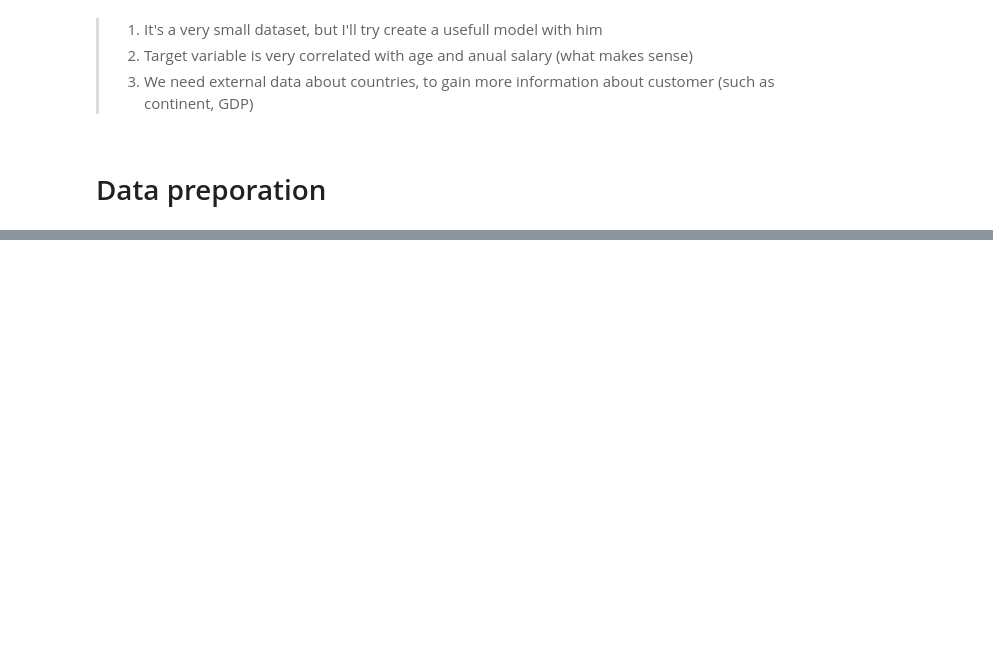
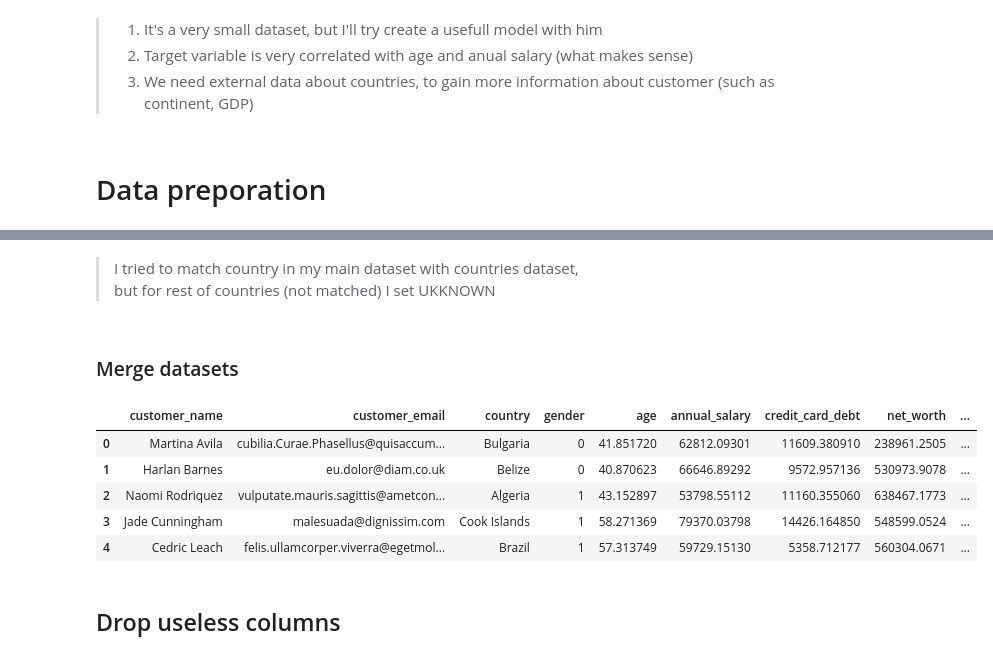
Before and after one commit to rzabolotin/ml_zoomcamp_2022_project_1, a Jupyter notebook: notebooks/1. EDA & data preparation.ipynb, the cells around one changed output, grey strips where cells are left out. Cells and saved outputs as stored; diff of their text form; code cells hidden in the pictures; blank space fills up the shorter version.

```diff
--- a/notebooks/1. EDA & data preparation.ipynb
+++ b/notebooks/1. EDA & data preparation.ipynb
@@ -185,0 +284,2 @@ plt.show()
+# %%
+countries_df = pd.concat([countries_df,unknown_country])
@@ -185,0 +315,15 @@ plt.show()
+# %%
+df.country = df.country\
+    .str.replace("Bahamas", "Bahamas, The")\
+    .str.replace("Central African Republic", "Central African Rep.")\
+    .str.replace("Falkland Islands", "Argentina")\
+    .str.replace("Macao", "Macau")\
+    .str.replace("Micronesia", "Micronesia, Fed. St.")\
+    .str.replace("Montenegro", "Serbia")\
+    .str.replace("Trinidad and Tobago", "Trinidad & Tobago")\
+    .str.replace("United Kingdom (Great Britain)", "United Kingdom", regex=False)\
+    .str.replace("United States Minor Outlying Islands", "United States")\
+    .str.replace("Viet Nam", "Vietnam")\
+    .str.replace("Virgin Islands, British", "United Kingdom")\
+    .str.replace("Virgin Islands, United States", "United States")\
+    .str.replace("Bosnia and Herzegovina", "Bosnia & Herzegovina")
@@ -185,0 +352,20 @@ plt.show()
+# %%
+df.loc[~df.country.isin(countries_df.country), "country"] = "UNKNOWN"
+# %% [markdown]
+> I tried to match country in my main dataset with countries dataset,
+> but for rest of countries (not matched) I set UKKNOWN
+# %% [markdown]
+### Merge datasets
+# %%
+df = df.merge(countries_df, how='left', on='country')
+# %%
+df.head()
+# %% [output]
+|  | customer_name | customer_email | country | gender | age | annual_salary | credit_card_debt | net_worth | ... |
+| 0 | Martina Avila | cubilia.Curae.Phasellus@quisaccum... | Bulgaria | 0 | 41.851720 | 62812.09301 | 11609.380910 | 238961.2505 | ... |
+| 1 | Harlan Barnes | eu.dolor@diam.co.uk | Belize | 0 | 40.870623 | 66646.89292 | 9572.957136 | 530973.9078 | ... |
+| 2 | Naomi Rodriquez | vulputate.mauris.sagittis@ametcon... | Algeria | 1 | 43.152897 | 53798.55112 | 11160.355060 | 638467.1773 | ... |
+| 3 | Jade Cunningham | malesuada@dignissim.com | Cook Islands | 1 | 58.271369 | 79370.03798 | 14426.164850 | 548599.0524 | ... |
+| 4 | Cedric Leach | felis.ullamcorper.viverra@egetmol... | Brazil | 1 | 57.313749 | 59729.15130 | 5358.712177 | 560304.0671 | ... |
+# %% [markdown]
+## Drop useless columns
```
Also changed, not shown: parts of 29 cells of this notebook, 8 other files.
